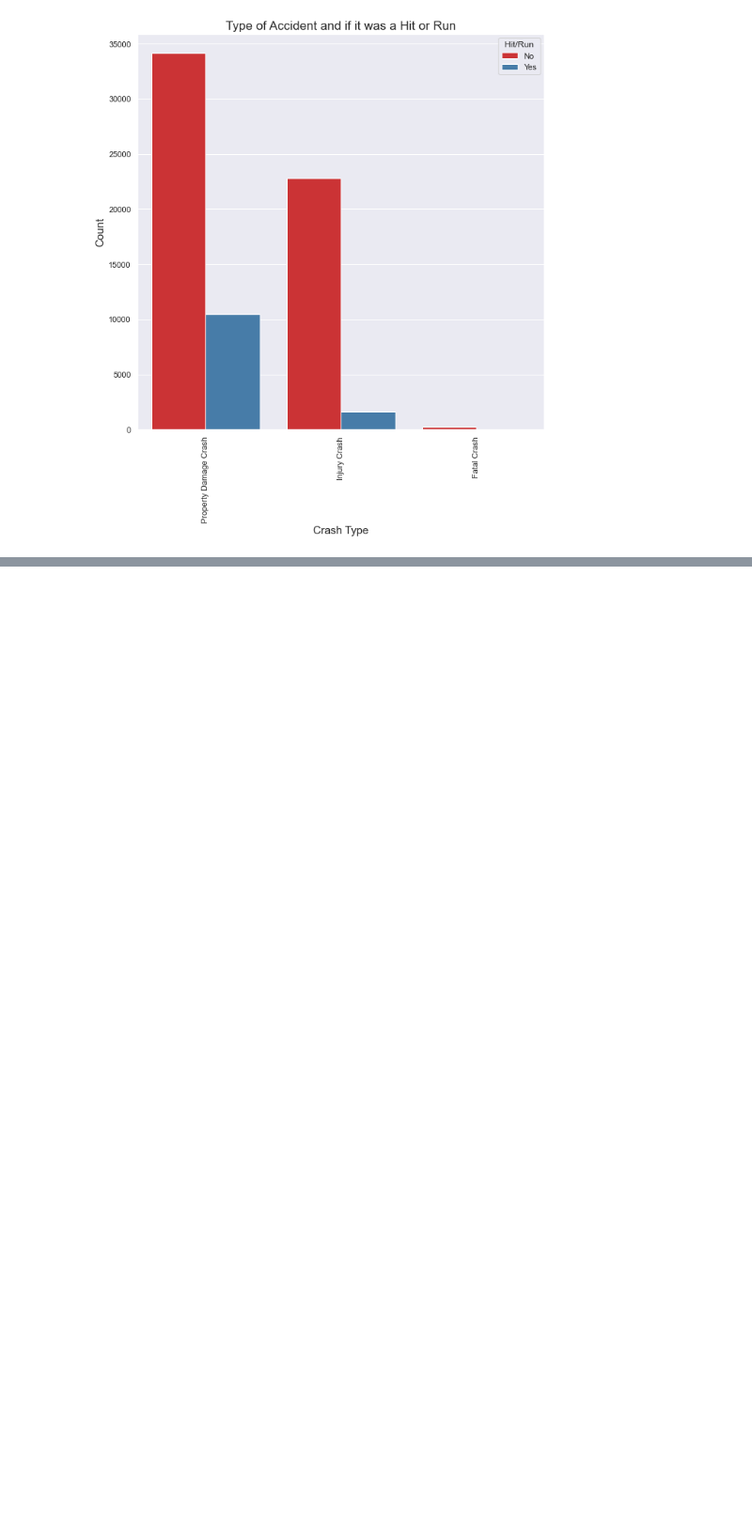
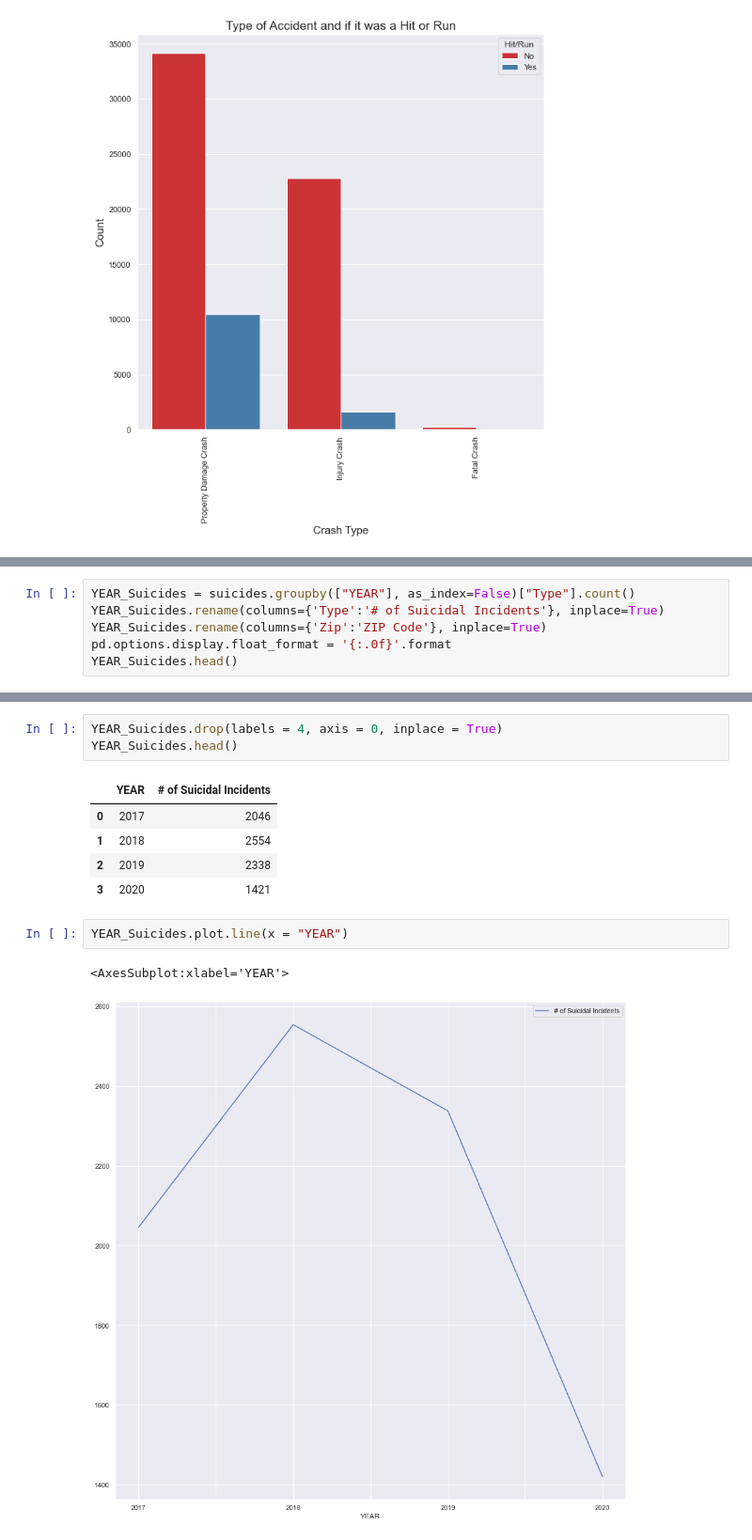
Before and after one commit to rohingarg/DATA205CAPSTONE, a Jupyter notebook: DATA205CAPSTONE.ipynb, the cells around one changed output, grey strips where cells are left out. Shown at 94% size. Cells and saved outputs as stored; diff of their text form; blank space fills up the shorter version.

```diff
--- a/DATA205CAPSTONE.ipynb
+++ b/DATA205CAPSTONE.ipynb
@@ -392,0 +419,6 @@ plt.show()
+# %%
+YEAR_Suicides = suicides.groupby(["YEAR"], as_index=False)["Type"].count()
+YEAR_Suicides.rename(columns={'Type':'# of Suicidal Incidents'}, inplace=True)
+YEAR_Suicides.rename(columns={'Zip':'ZIP Code'}, inplace=True)
+pd.options.display.float_format = '{:.0f}'.format
+YEAR_Suicides.head()
@@ -392,0 +432,14 @@ plt.show()
+# %%
+YEAR_Suicides.drop(labels = 4, axis = 0, inplace = True)
+YEAR_Suicides.head()
+# %% [output]
+|  | YEAR | # of Suicidal Incidents |
+| 0 | 2017 | 2046 |
+| 1 | 2018 | 2554 |
+| 2 | 2019 | 2338 |
+| 3 | 2020 | 1421 |
+# %%
+YEAR_Suicides.plot.line(x = "YEAR")
+# %% [output]
+<AxesSubplot:xlabel='YEAR'>
+[figure, added]
```
Also changed, not shown: parts of 27 cells of this notebook.
